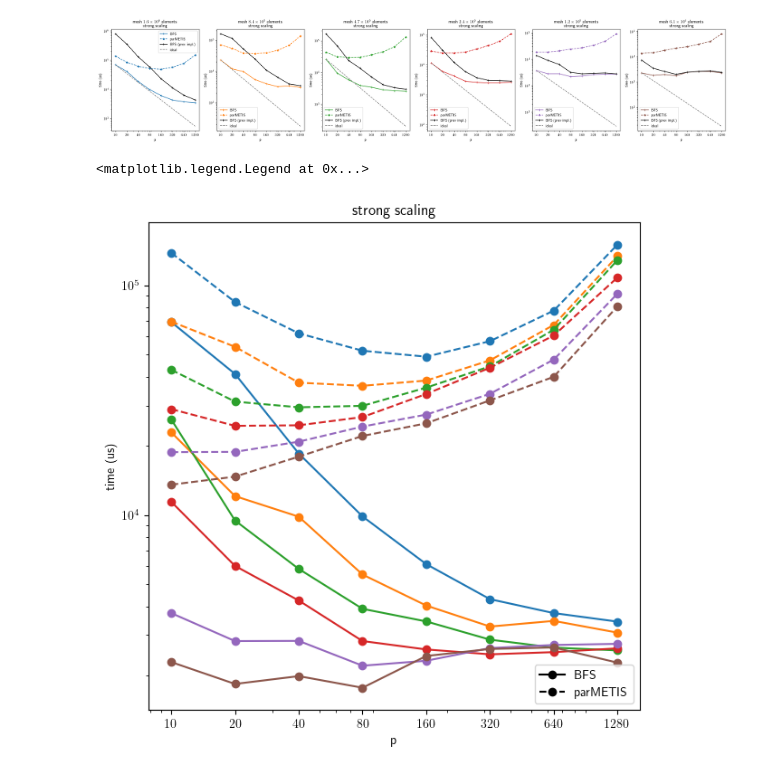
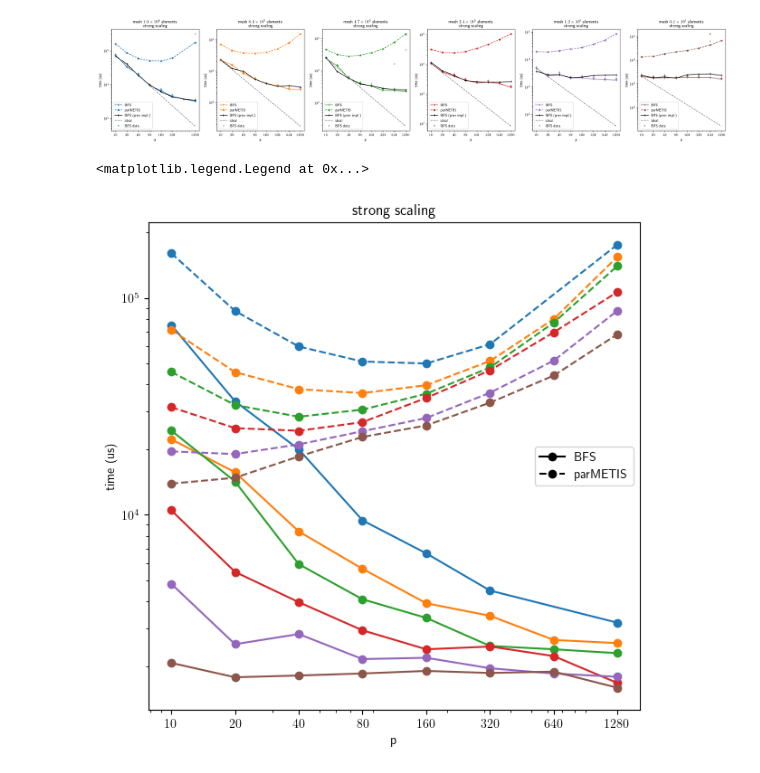
Before and after one commit to paralab/partition, a Jupyter notebook: mpi-cpp/scaling_plot.ipynb, the cells around one changed output. Saved outputs shown, nothing was run; the diff lists cells and outputs as text; code cells hidden in the pictures.

```diff
--- a/mpi-cpp/scaling_plot.ipynb
+++ b/mpi-cpp/scaling_plot.ipynb
@@ -40,16 +40,21 @@ def format_scientific_notation_with_superscript(value):
 
 # "results/frontera-scaling-updated-ghost-dist-filter___2024-05-30__17-46-26.json"
 
+# input_file_name = 'results/frontera-scaling-front_bfs-large-meshes___2024-06-19__16-10-43.json'
 
-input_file_name = 'results/frontera-scaling-front_bfs___2024-06-06__19-42-12.json'
+input_file_name = 'results/frontera-scaling-overlapped-com___2024-06-20__19-27-55.json'     # current best
+
+# input_file_name = 'results/frontera-scaling-front_bfs___2024-06-06__19-42-12.json'
+
+prev_file = 'results/frontera-scaling-front_bfs___2024-06-06__19-42-12.json'
 
 
 # prev_file = "results/frontera-scaling-front_bfs___2024-05-30__19-10-01.json"
 
-# 'results/frontera-scaling-front_bfs___2024-06-06__19-42-12.json'   # current best
+# 'results/frontera-scaling-front_bfs___2024-06-06__19-42-12.json'     # last shown to Hari
 
 
-prev_file = "results/frontera-scaling-std-bfs-dist-filter-changed-ghost-types-32-32-16___2024-05-28__18-33-13.json"     # last shown to Hari
+# prev_file = "results/frontera-scaling-std-bfs-dist-filter-changed-ghost-types-32-32-16___2024-05-28__18-33-13.json"
 # %%
 df = pd.read_json(input_file_name, orient='records',lines=True)
 # print(df)
@@ -119,36 +124,36 @@ for mesh_idx in range(mesh_count):
 
     axs[mesh_idx].plot(filtered_df['np'], filtered_df['BFS_time_ideal_scaling'],color='grey', label=f"ideal", marker='', linestyle='--')
 
 
     df_all_filtered = df_all[df_all['mesh_idx'] == mesh_idx]
 
 
 
 
-    # axs[mesh_idx].scatter(df_all_filtered['np'], df_all_filtered['BFS_time'], color=colors[mesh_idx], marker='+', alpha=0.5, label='BFS data')
+    axs[mesh_idx].scatter(df_all_filtered['np'], df_all_filtered['BFS_time'], color=colors[mesh_idx], marker='+', alpha=0.5, label='BFS data')
     # axs[mesh_idx].scatter(df_all_filtered['np'], df_all_filtered['METIS_time'], color=colors[mesh_idx], marker='*', alpha=0.5, label='parMETIS data')
 
 
 
 
     axs[mesh_idx].set_xscale('log')
     axs[mesh_idx].set_yscale('log')
     axs[mesh_idx].set_xticks(filtered_df['np'])
     axs[mesh_idx].get_xaxis().set_major_formatter(ScalarFormatter())
     axs[mesh_idx].set_title("mesh   "+   format_scientific_notation_with_superscript(element_count)+ " elements\nstrong scaling")
     axs[mesh_idx].set_xlabel('p')
     axs[mesh_idx].set_ylabel('time (us)')
 
-    ## Annotate each point with its y value
+    # ## Annotate each point with its y value
     # for i in range(len(filtered_df)):
     #     axs[mesh_idx].annotate(format_scientific_notation_with_superscript(filtered_df["BFS_time"][i]), (filtered_df['np'][i], filtered_df['BFS_time'][i]), textcoords="offset points", xytext=(0,5), ha='center')
     #     axs[mesh_idx].annotate(format_scientific_notation_with_superscript(filtered_df["METIS_time"][i]), (filtered_df['np'][i], filtered_df['METIS_time'][i]), textcoords="offset points", xytext=(0,5), ha='center')
 
 
 
     axs[mesh_idx].legend()
 # %% [output]
-[figure, old version]
+[figure, new version]
 # %%
 fig, axs = plt.subplots(1, 1, figsize=(7, 7))
 for mesh_idx in range(mesh_count):
@@ -174,7 +179,7 @@ axs.legend(handles=legend_elements)
 # axs.legend()
 # %% [output]
 <matplotlib.legend.Legend at 0x...>
-[figure, old version]
+[figure, new version]
 # %%
 # Define conditions
 conditions = [
```
Also changed, not shown: parts of 1 cell of this notebook, 25 other files.
